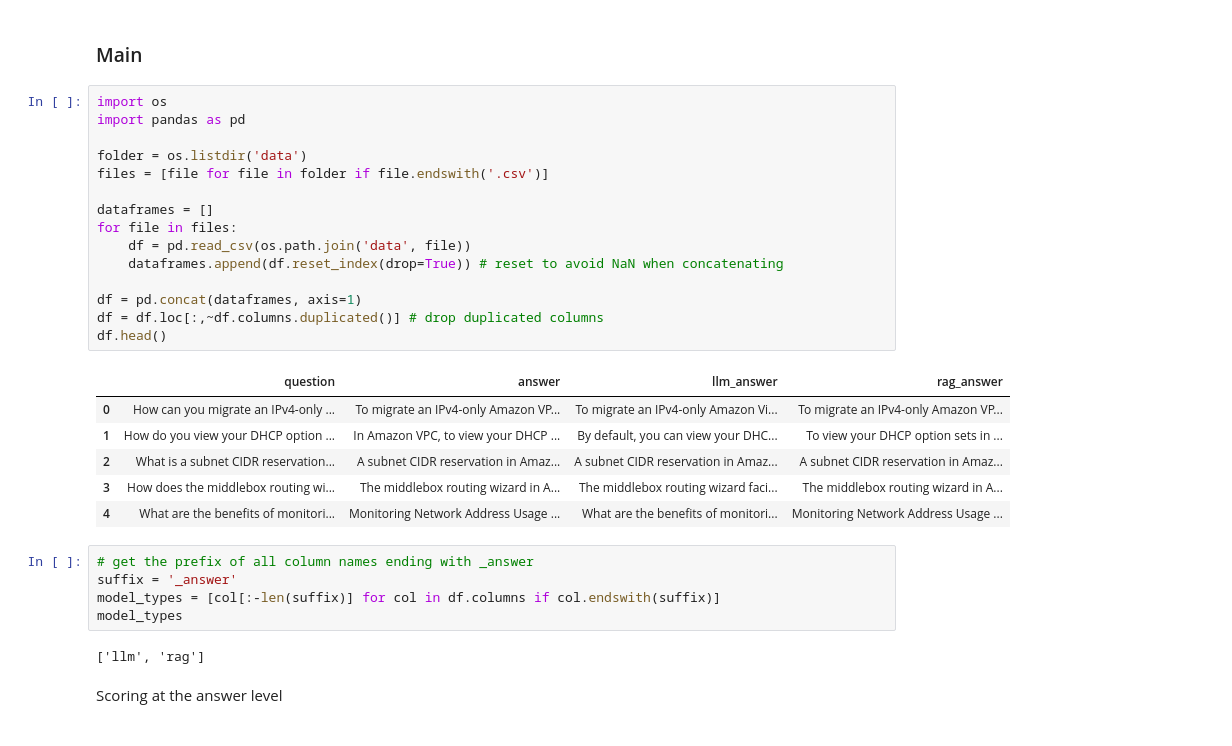
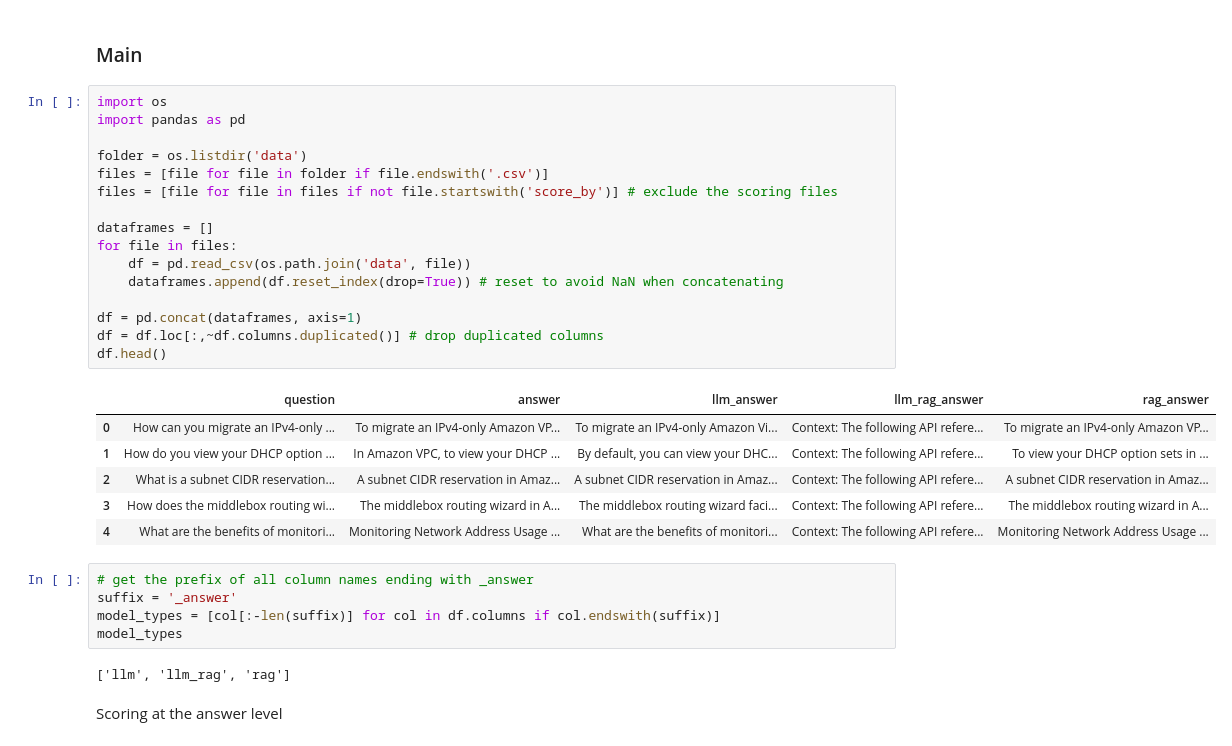
Before and after one commit to samswain2/LLM-Product-Assistant, a Jupyter notebook: scoring/score.ipynb, the cells around one changed output. Saved outputs shown, nothing was run; the diff lists cells and outputs as text.

```diff
--- a/scoring/score.ipynb
+++ b/scoring/score.ipynb
@@ -155,32 +158,33 @@ Not included in our analysis at this stage, but
 # %%
 import os
 import pandas as pd
 
 folder = os.listdir('data')
 files = [file for file in folder if file.endswith('.csv')]
+files = [file for file in files if not file.startswith('score_by')] # exclude the scoring files
 
 dataframes = []
 for file in files:
     df = pd.read_csv(os.path.join('data', file))
     dataframes.append(df.reset_index(drop=True)) # reset to avoid NaN when concatenating
 
 df = pd.concat(dataframes, axis=1)
 df = df.loc[:,~df.columns.duplicated()] # drop duplicated columns
 df.head()
 # %% [output]
-|  | question | answer | llm_answer | rag_answer |
-| 0 | How can you migrate an IPv4-only ... | To migrate an IPv4-only Amazon VP... | To migrate an IPv4-only Amazon Vi... | To migrate an IPv4-only Amazon VP... |
-| 1 | How do you view your DHCP option ... | In Amazon VPC, to view your DHCP ... | By default, you can view your DHC... | To view your DHCP option sets in ... |
-| 2 | What is a subnet CIDR reservation... | A subnet CIDR reservation in Amaz... | A subnet CIDR reservation in Amaz... | A subnet CIDR reservation in Amaz... |
-| 3 | How does the middlebox routing wi... | The middlebox routing wizard in A... | The middlebox routing wizard faci... | The middlebox routing wizard in A... |
-| 4 | What are the benefits of monitori... | Monitoring Network Address Usage ... | What are the benefits of monitori... | Monitoring Network Address Usage ... |
+|  | question | answer | llm_answer | llm_rag_answer | rag_answer |
+| 0 | How can you migrate an IPv4-only ... | To migrate an IPv4-only Amazon VP... | To migrate an IPv4-only Amazon Vi... | Context: The following API refere... | To migrate an IPv4-only Amazon VP... |
+| 1 | How do you view your DHCP option ... | In Amazon VPC, to view your DHCP ... | By default, you can view your DHC... | Context: The following API refere... | To view your DHCP option sets in ... |
+| 2 | What is a subnet CIDR reservation... | A subnet CIDR reservation in Amaz... | A subnet CIDR reservation in Amaz... | Context: The following API refere... | A subnet CIDR reservation in Amaz... |
+| 3 | How does the middlebox routing wi... | The middlebox routing wizard in A... | The middlebox routing wizard faci... | Context: The following API refere... | The middlebox routing wizard in A... |
+| 4 | What are the benefits of monitori... | Monitoring Network Address Usage ... | What are the benefits of monitori... | Context: The following API refere... | Monitoring Network Address Usage ... |
 # %%
 # get the prefix of all column names ending with _answer
 suffix = '_answer'
 model_types = [col[:-len(suffix)] for col in df.columns if col.endswith(suffix)]
 model_types
 # %% [output]
-['llm', 'rag']
+['llm', 'llm_rag', 'rag']
 # %% [markdown]
 Scoring at the answer level
 # %%
```
Also changed, not shown: parts of 13 cells of this notebook, 3 other files.
